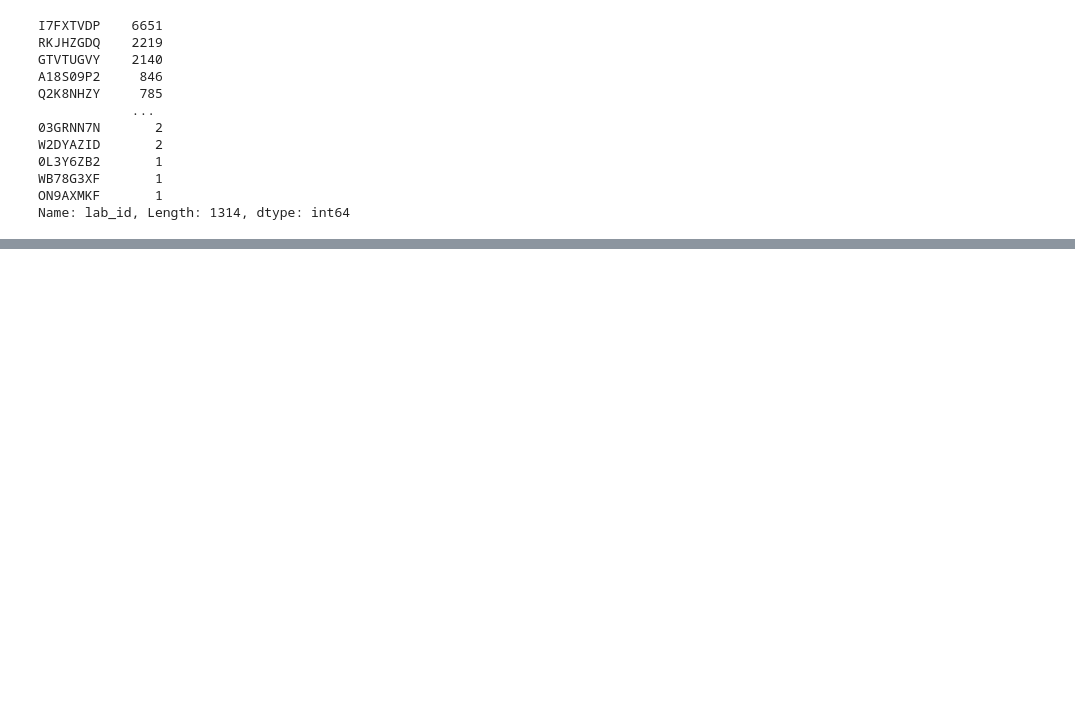
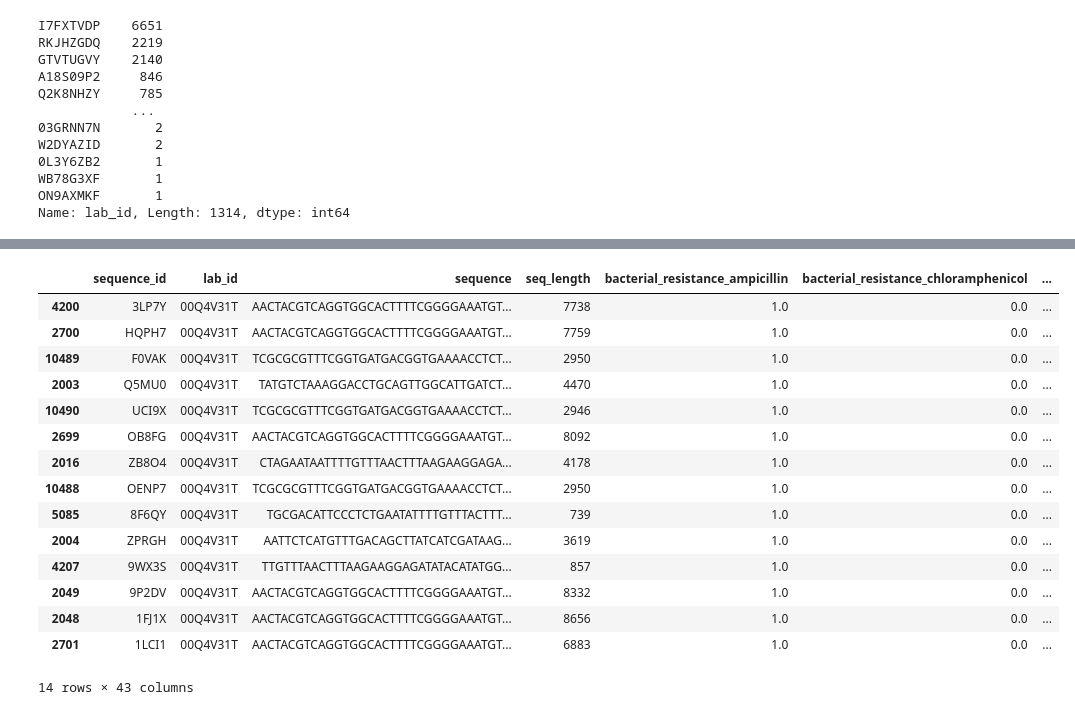
Before and after one commit to linneuholanda/genetic_attribution, a Jupyter notebook: 01_generating_features.ipynb, the cells around one changed output, grey strips where cells are left out. Saved outputs shown, nothing was run; the diff lists cells and outputs as text; code cells hidden in the pictures; blank space fills up the shorter version.

```diff
--- a/01_generating_features.ipynb
+++ b/01_generating_features.ipynb
@@ -296,0 +279,19 @@ def split_labs(train_targets,savedir=split_labs_dir):
+# %%
+df_lab
+# %% [output]
+|  | sequence_id | lab_id | sequence | seq_length | bacterial_resistance_ampicillin | bacterial_resistance_chloramphenicol | ... |
+| 4200 | 3LP7Y | 00Q4V31T | AACTACGTCAGGTGGCACTTTTCGGGGAAATGT... | 7738 | 1.0 | 0.0 | ... |
+| 2700 | HQPH7 | 00Q4V31T | AACTACGTCAGGTGGCACTTTTCGGGGAAATGT... | 7759 | 1.0 | 0.0 | ... |
+| 10489 | F0VAK | 00Q4V31T | TCGCGCGTTTCGGTGATGACGGTGAAAACCTCT... | 2950 | 1.0 | 0.0 | ... |
+| 2003 | Q5MU0 | 00Q4V31T | TATGTCTAAAGGACCTGCAGTTGGCATTGATCT... | 4470 | 1.0 | 0.0 | ... |
+| 10490 | UCI9X | 00Q4V31T | TCGCGCGTTTCGGTGATGACGGTGAAAACCTCT... | 2946 | 1.0 | 0.0 | ... |
+| 2699 | OB8FG | 00Q4V31T | AACTACGTCAGGTGGCACTTTTCGGGGAAATGT... | 8092 | 1.0 | 0.0 | ... |
+| 2016 | ZB8O4 | 00Q4V31T | CTAGAATAATTTTGTTTAACTTTAAGAAGGAGA... | 4178 | 1.0 | 0.0 | ... |
+| 10488 | OENP7 | 00Q4V31T | TCGCGCGTTTCGGTGATGACGGTGAAAACCTCT... | 2950 | 1.0 | 0.0 | ... |
+| 5085 | 8F6QY | 00Q4V31T | TGCGACATTCCCTCTGAATATTTTGTTTACTTT... | 739 | 1.0 | 0.0 | ... |
+| 2004 | ZPRGH | 00Q4V31T | AATTCTCATGTTTGACAGCTTATCATCGATAAG... | 3619 | 1.0 | 0.0 | ... |
+| 4207 | 9WX3S | 00Q4V31T | TTGTTTAACTTTAAGAAGGAGATATACATATGG... | 857 | 1.0 | 0.0 | ... |
+| 2049 | 9P2DV | 00Q4V31T | AACTACGTCAGGTGGCACTTTTCGGGGAAATGT... | 8332 | 1.0 | 0.0 | ... |
+| 2048 | 1FJ1X | 00Q4V31T | AACTACGTCAGGTGGCACTTTTCGGGGAAATGT... | 8656 | 1.0 | 0.0 | ... |
+| 2701 | 1LCI1 | 00Q4V31T | AACTACGTCAGGTGGCACTTTTCGGGGAAATGT... | 6883 | 1.0 | 0.0 | ... |
+14 rows × 43 columns
```
Also changed, not shown: parts of 53 cells of this notebook.
